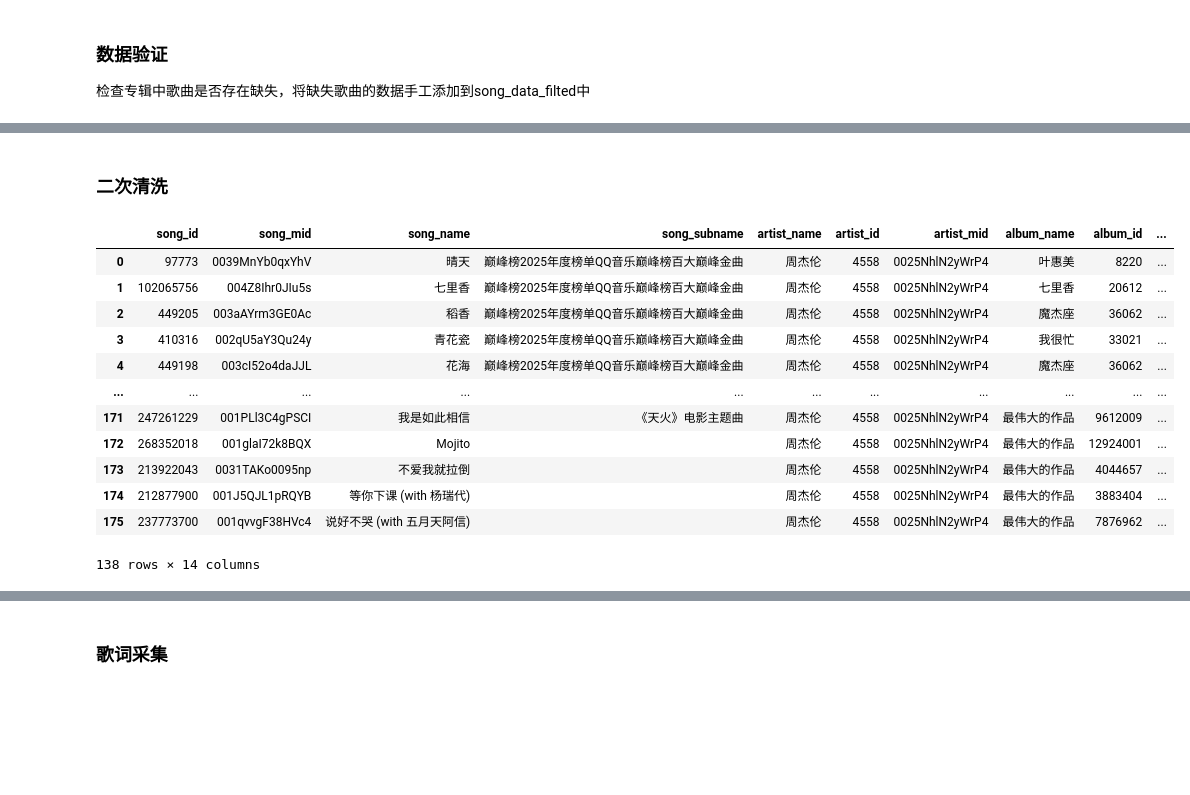
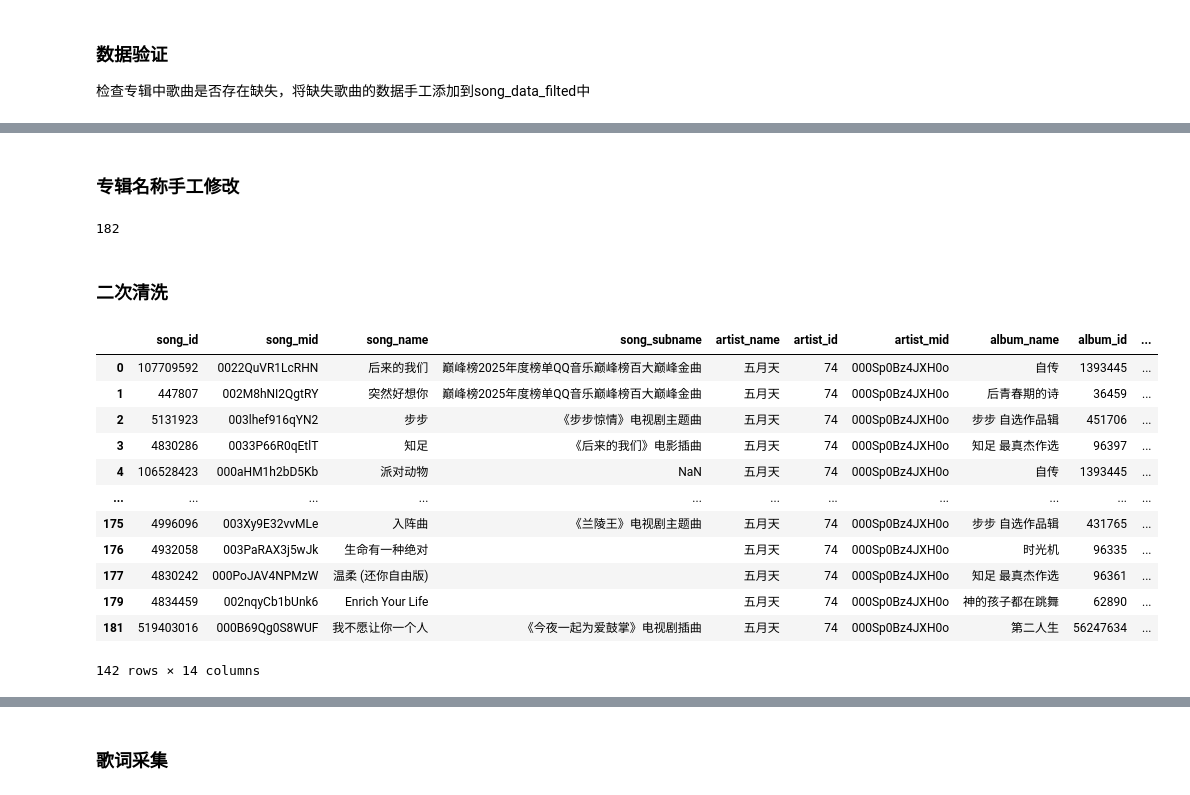
Before and after one commit to Kofi-W/net_charts, a Jupyter notebook: songs/data_crawler_qq.ipynb, the cells around one changed output, grey strips where cells are left out. Drawn from its saved outputs; the diff is of its cells as text; code cells hidden in the pictures; blank space fills up the shorter version.

```diff
--- a/songs/data_crawler_qq.ipynb
+++ b/songs/data_crawler_qq.ipynb
@@ -401,7 +435,17 @@ df_song_data_raw.to_csv(file_path_prefix + 'raw_song_data.csv', index=False)
+# %%
+# 重新读取数据
+df_song_data_raw_read = pd.read_csv(file_path_prefix + 'raw_song_data.csv')
+song_data_raw_read = df_song_data_raw_read.to_dict(orient='records')
 # %%
 # 曲目筛选，按专辑
+# 周杰伦
 album_list = [
     "Jay", "范特西", "八度空间", "叶惠美", "七里香", "十一月的肖邦", "依然范特西", "我很忙", "魔杰座", "跨时代",
     "惊叹号", "十二新作", "哎哟，不错哦", "周杰伦的床边故事", "最伟大的作品"
 ]
-song_data_filted = filter_album_songs(singger, song_data_raw, album_list)
+# 五月天
+album_list = [
+    '第一张创作专辑', '爱情万岁', '人生海海', '时光机', '神的孩子都在跳舞', '为爱而生', '后青春期的诗',
+    '第二人生（明日版）', '第二人生（末日版）', '自传', '知足 最真杰作选', '步步 自选作品辑 the Best of 1999-2013'
+]
+song_data_filted = filter_album_songs(singger, song_data_raw_read, album_list)
@@ -457,6 +509,10 @@ song_data_cleared[song_data_cleared['album_name'] == '最伟大的作品']
 # %%
-songs_list_aa = ['说好不哭', '不爱我就拉倒', 'Mojito', '等你下课', '我是如此相信', '英雄']
+# 补充歌曲，并修改专辑信息
+# 周杰伦
+songs_list_to_add = ['说好不哭', '不爱我就拉倒', 'Mojito', '等你下课', '我是如此相信', '英雄']
+# 五月天
+songs_dict_to_add = {'生命有一种绝对': '时光机', 'Enrich Your Life': '神的孩子都在跳舞', '垃圾车 (朋友版)': '神的孩子都在跳舞', '温柔 (还你自由版)': '知足 最真杰作选', '入阵曲': '步步 自选作品辑 the Best of 1999-2013', '离开地球表面': '步步 自选作品辑 the Best of 1999-2013', 'OAOA (丢掉名字性别)': '第二人生（末日版）', '我不愿让你一个人': '第二人生（末日版）'}
 for i in song_data_raw:
-    if i['song_name'].split(' ')[0] in songs_list_aa:
+    if i['song_name'] in songs_dict_to_add.keys():
         print(i)
 # %% [output]
@@ -488,0 +722,2 @@ songs_to_add = [{'song_id': 105755384, 'song_mid': '004Qscj80GYhGR', 'song_name'
+# %% [markdown]
+### 专辑名称手工修改
@@ -489,20 +731,30 @@ songs_to_add = [{'song_id': 105755384, 'song_mid': '004Qscj80GYhGR', 'song_name'
+# %%
+song_data_filted.extend(songs_to_add_fixed)
+for i in song_data_filted:
+    if i['album_name'] in album_to_fix_dict:
+        i['album_name'] = album_to_fix_dict[i['album_name']]
+# %%
+len(song_data_filted)
+# %% [output]
+182
 # %% [markdown]
 ### 二次清洗
 # %%
-song_data_filted.extend(songs_to_add)
-song_data_cleared = clear_song_data(song_data_filted)
-song_data_cleared
+# song_data_filted.extend(songs_to_add)
+# 五月天歌曲名使用原始歌曲名
+song_data_cleared_2 = clear_song_data(song_data_filted, is_use_raw_song_name=True)
+song_data_cleared_2
 # %% [output]
 |  | song_id | song_mid | song_name | song_subname | artist_name | artist_id | artist_mid | album_name | album_id | ... |
-| 0 | 97773 | 0039MnYb0qxYhV | 晴天 | 巅峰榜2025年度榜单QQ音乐巅峰榜百大巅峰金曲 | 周杰伦 | 4558 | 0025NhlN2yWrP4 | 叶惠美 | 8220 | ... |
-| 1 | 102065756 | 004Z8Ihr0JIu5s | 七里香 | 巅峰榜2025年度榜单QQ音乐巅峰榜百大巅峰金曲 | 周杰伦 | 4558 | 0025NhlN2yWrP4 | 七里香 | 20612 | ... |
-| 2 | 449205 | 003aAYrm3GE0Ac | 稻香 | 巅峰榜2025年度榜单QQ音乐巅峰榜百大巅峰金曲 | 周杰伦 | 4558 | 0025NhlN2yWrP4 | 魔杰座 | 36062 | ... |
-| 3 | 410316 | 002qU5aY3Qu24y | 青花瓷 | 巅峰榜2025年度榜单QQ音乐巅峰榜百大巅峰金曲 | 周杰伦 | 4558 | 0025NhlN2yWrP4 | 我很忙 | 33021 | ... |
-| 4 | 449198 | 003cI52o4daJJL | 花海 | 巅峰榜2025年度榜单QQ音乐巅峰榜百大巅峰金曲 | 周杰伦 | 4558 | 0025NhlN2yWrP4 | 魔杰座 | 36062 | ... |
+| 0 | 107709592 | 0022QuVR1LcRHN | 后来的我们 | 巅峰榜2025年度榜单QQ音乐巅峰榜百大巅峰金曲 | 五月天 | 74 | 000Sp0Bz4JXH0o | 自传 | 1393445 | ... |
+| 1 | 447807 | 002M8hNI2QgtRY | 突然好想你 | 巅峰榜2025年度榜单QQ音乐巅峰榜百大巅峰金曲 | 五月天 | 74 | 000Sp0Bz4JXH0o | 后青春期的诗 | 36459 | ... |
+| 2 | 5131923 | 003lhef916qYN2 | 步步 | 《步步惊情》电视剧主题曲 | 五月天 | 74 | 000Sp0Bz4JXH0o | 步步 自选作品辑 | 451706 | ... |
+| 3 | 4830286 | 0033P66R0qEtlT | 知足 | 《后来的我们》电影插曲 | 五月天 | 74 | 000Sp0Bz4JXH0o | 知足 最真杰作选 | 96397 | ... |
+| 4 | 106528423 | 000aHM1h2bD5Kb | 派对动物 | NaN | 五月天 | 74 | 000Sp0Bz4JXH0o | 自传 | 1393445 | ... |
 | ... | ... | ... | ... | ... | ... | ... | ... | ... | ... | ... |
-| 171 | 247261229 | 001PLl3C4gPSCI | 我是如此相信 | 《天火》电影主题曲 | 周杰伦 | 4558 | 0025NhlN2yWrP4 | 最伟大的作品 | 9612009 | ... |
-| 172 | 268352018 | 001glaI72k8BQX | Mojito |  | 周杰伦 | 4558 | 0025NhlN2yWrP4 | 最伟大的作品 | 12924001 | ... |
-| 173 | 213922043 | 0031TAKo0095np | 不爱我就拉倒 |  | 周杰伦 | 4558 | 0025NhlN2yWrP4 | 最伟大的作品 | 4044657 | ... |
-| 174 | 212877900 | 001J5QJL1pRQYB | 等你下课 (with 杨瑞代) |  | 周杰伦 | 4558 | 0025NhlN2yWrP4 | 最伟大的作品 | 3883404 | ... |
-| 175 | 237773700 | 001qvvgF38HVc4 | 说好不哭 (with 五月天阿信) |  | 周杰伦 | 4558 | 0025NhlN2yWrP4 | 最伟大的作品 | 7876962 | ... |
+| 175 | 4996096 | 003Xy9E32vvMLe | 入阵曲 | 《兰陵王》电视剧主题曲 | 五月天 | 74 | 000Sp0Bz4JXH0o | 步步 自选作品辑 | 431765 | ... |
+| 176 | 4932058 | 003PaRAX3j5wJk | 生命有一种绝对 |  | 五月天 | 74 | 000Sp0Bz4JXH0o | 时光机 | 96335 | ... |
+| 177 | 4830242 | 000PoJAV4NPMzW | 温柔 (还你自由版) |  | 五月天 | 74 | 000Sp0Bz4JXH0o | 知足 最真杰作选 | 96361 | ... |
+| 179 | 4834459 | 002nqyCb1bUnk6 | Enrich Your Life |  | 五月天 | 74 | 000Sp0Bz4JXH0o | 神的孩子都在跳舞 | 62890 | ... |
+| 181 | 519403016 | 000B69Qg0S8WUF | 我不愿让你一个人 | 《今夜一起为爱鼓掌》电视剧插曲 | 五月天 | 74 | 000Sp0Bz4JXH0o | 第二人生 | 56247634 | ... |
-138 rows × 14 columns
+142 rows × 14 columns
```
Also changed, not shown: parts of 24 cells of this notebook, 8 other files.
